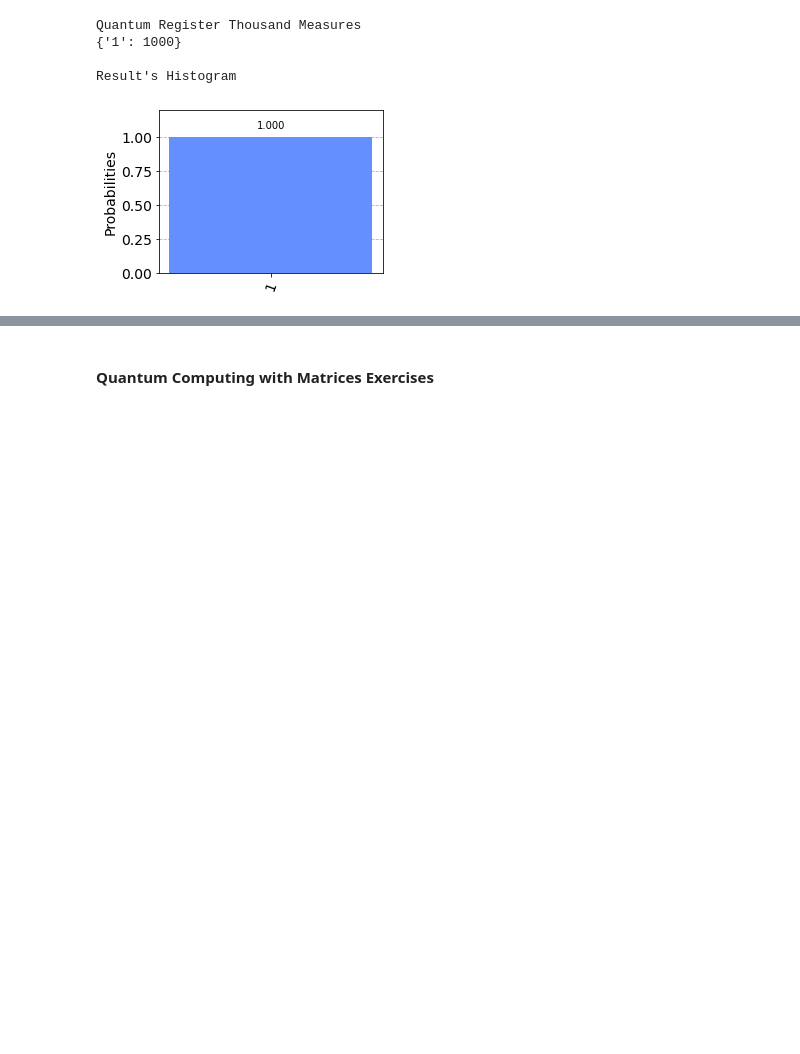
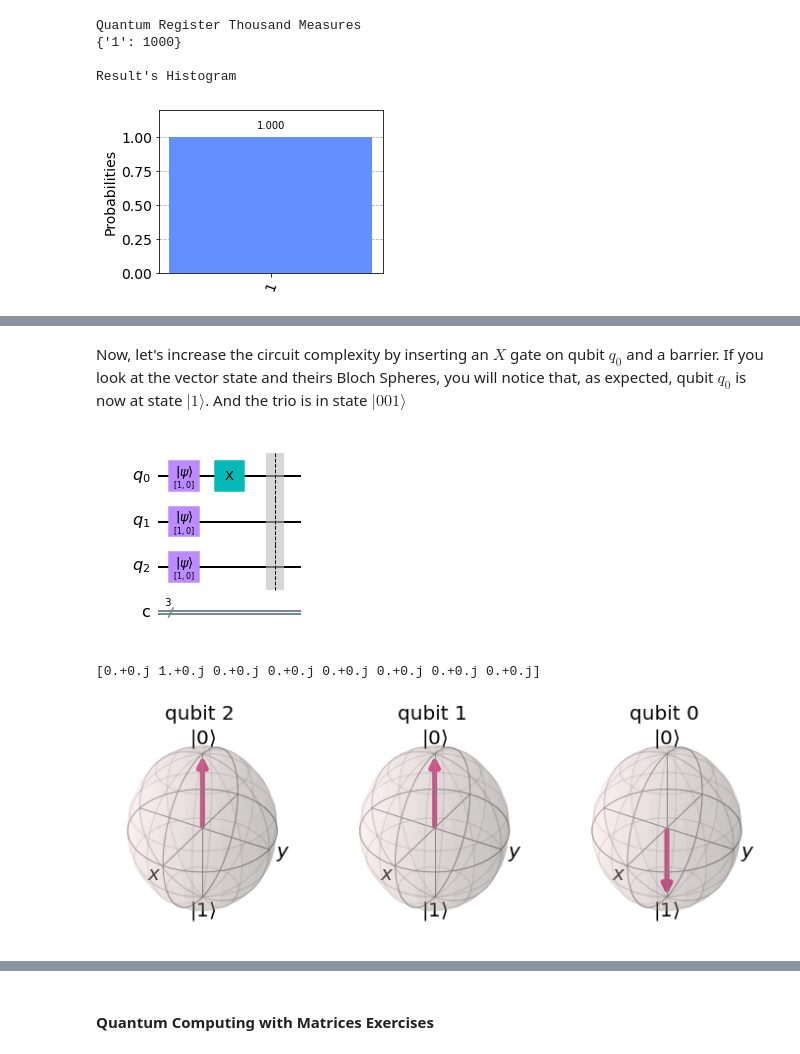
Before and after one commit to gustavomirapalheta/Quantum-Computing-with-Qiskit, a Jupyter notebook: QML_Full_v.2022.07.12.0509.ipynb, the cells around one changed output, grey strips where cells are left out. Drawn from its saved outputs; the diff is of its cells as text; code cells hidden in the pictures; blank space fills up the shorter version.

```diff
--- a/QML_Full_v.2022.07.12.0509.ipynb
+++ b/QML_Full_v.2022.07.12.0509.ipynb
@@ -1523,0 +1279,13 @@ plot_histogram(resultado.get_counts())
+# %% [markdown]
+Now, let's increase the circuit complexity by inserting an $X$ gate on qubit $q_0$ and a barrier. If you look at the vector state and theirs Bloch Spheres, you will notice that, as expected, qubit $q_0$ is now at state $|1\rangle$. And the trio is in state $|001\rangle$
+# %%
+qc.x(0)
+qc.barrier()
+display(qc.draw('mpl'))
+
+print(state_data(qc,sv))
+display(state_bloch(qc,sv))
+# %% [output]
+[figure, added]
+[0.+0.j 1.+0.j 0.+0.j 0.+0.j 0.+0.j 0.+0.j 0.+0.j 0.+0.j]
+[figure, added]
```
Also changed, not shown: parts of 151 cells of this notebook.
